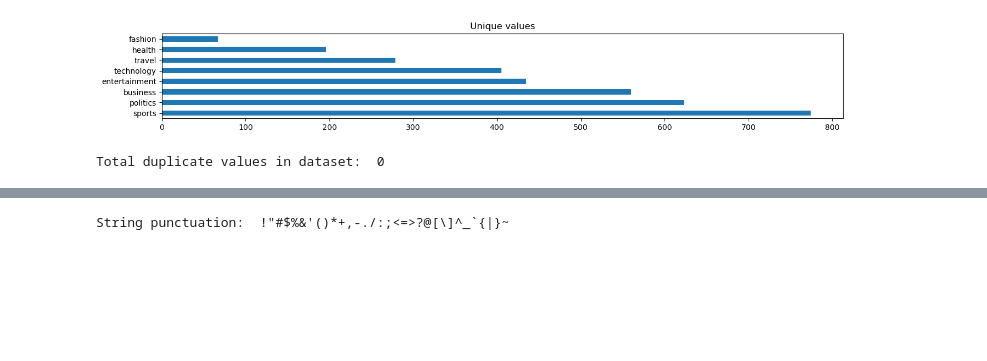
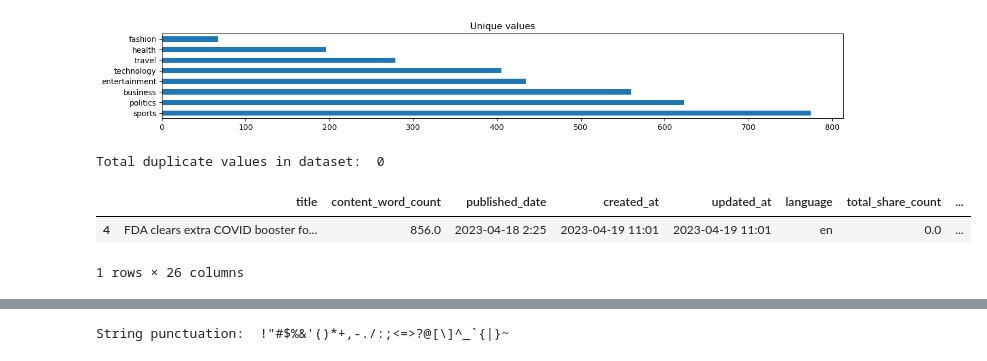
Before and after one commit to JaininV/jainin_ml_projects, a Jupyter notebook: Speech_recognise/main.ipynb, the cells around one changed output, grey strips where cells are left out. Saved outputs shown, nothing was run; the diff lists cells and outputs as text; code cells hidden in the pictures; blank space fills up the shorter version.

```diff
--- a/Speech_recognise/main.ipynb
+++ b/Speech_recognise/main.ipynb
@@ -111,3 +111,9 @@ sentiment_c.plot(kind='barh', figsize=(16, 2), title='Unique values')
 print("Total duplicate values in dataset: ", data.duplicated(keep='last').sum())
 # %% [output]
 Total duplicate values in dataset:  0
+# %%
+data.head(1)
+# %% [output]
+|  | title | content_word_count | published_date | created_at | updated_at | language | total_share_count | ... |
+| 4 | FDA clears extra COVID booster fo... | 856.0 | 2023-04-18 2:25 | 2023-04-19 11:01 | 2023-04-19 11:01 | en | 0.0 | ... |
+1 rows × 26 columns
```
Also changed, not shown: parts of 17 cells of this notebook.
